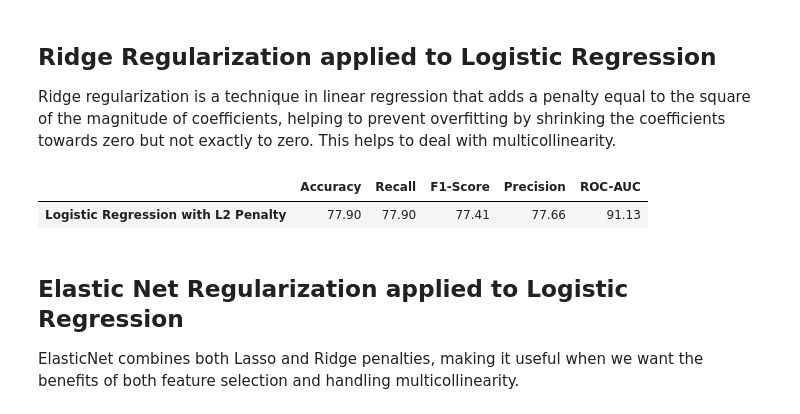
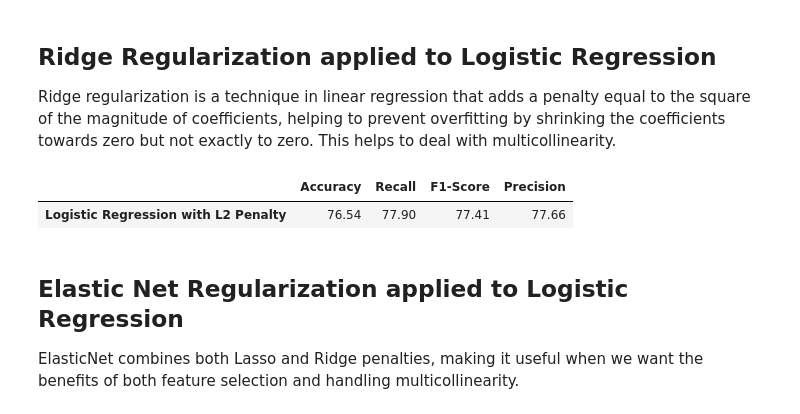
Before and after one commit to jorgemartins1986/APRAU_1050497_1050532, a Jupyter notebook: assignment.ipynb, the cells around one changed output. Drawn from its saved outputs; the diff is of its cells as text; code cells hidden in the pictures.

```diff
--- a/assignment.ipynb
+++ b/assignment.ipynb
@@ -779,32 +789,36 @@ display(results_df.style.format("{:.2f}"))
 
 Ridge regularization is a technique in linear regression that adds a penalty equal to the square of the magnitude of coefficients, helping to prevent overfitting by shrinking the coefficients towards zero but not exactly to zero. This helps to deal with multicollinearity.
 # %%
-# Apply L2 penalty to Logistic Regression
-lr_l2 = LogisticRegression(penalty='l2', solver='liblinear', max_iter=5000, C=10)
-lr_l2.fit(X_train, y_train)
+def apply_l2_penalty_logistic_regression(X_train, y_train, X_test, y_test):
+    # Apply L2 penalty to Logistic Regression
+    lr_l2 = LogisticRegression(penalty='l2', solver='liblinear', max_iter=5000, C=10)
+    lr_l2.fit(X_train, y_train)
 
-# Predictions and evaluation
-y_predicted_lr_l2 = lr_l2.predict(X_test)
-lr_l2_accuracy = accuracy_score(y_test, y_predicted_lr_l2)
-lr_l2_recall = recall_score(y_test, y_predicted_lr_l2, average='weighted')
-lr_l2_f1 = f1_score(y_test, y_predicted_lr_l2, average='weighted')
-lr_l2_precision = precision_score(y_test, y_predicted_lr_l2, average='weighted')
-lr_l2_roc_auc = roc_auc_score(y_test, lr_l2.predict_proba(X_test), multi_class='ovr')
+    # Predictions and evaluation
+    y_predicted_lr_l2 = lr_l2.predict(X_test)
+    lr_l2_accuracy = balanced_accuracy_score(y_test, y_predicted_lr_l2)
+    lr_l2_recall = recall_score(y_test, y_predicted_lr_l2, average='weighted')
+    lr_l2_f1 = f1_score(y_test, y_predicted_lr_l2, average='weighted')
+    lr_l2_precision = precision_score(y_test, y_predicted_lr_l2, average='weighted')
 
-lr_l2_results = {
-    'Accuracy': lr_l2_accuracy * 100,
-    'Recall': lr_l2_recall * 100,
-    'F1-Score': lr_l2_f1 * 100,
-    'Precision': lr_l2_precision * 100,
-    'ROC-AUC': lr_l2_roc_auc * 100
-}
+    lr_l2_results = {
+        'Accuracy': lr_l2_accuracy * 100,
+        'Recall': lr_l2_recall * 100,
+        'F1-Score': lr_l2_f1 * 100,
+        'Precision': lr_l2_precision * 100
+    }
+
+    return lr_l2, lr_l2_results
+
+# Apply the function
+lr_l2, lr_l2_results = apply_l2_penalty_logistic_regression(X_train, y_train, X_test, y_test)
 
 # Display results
 results_df = pd.DataFrame(lr_l2_results, index=['Logistic Regression with L2 Penalty'])
 display(results_df.style.format("{:.2f}"))
 # %% [output]
-|  | Accuracy | Recall | F1-Score | Precision | ROC-AUC |
-| Logistic Regression with L2 Penalty | 77.90 | 77.90 | 77.41 | 77.66 | 91.13 |
+|  | Accuracy | Recall | F1-Score | Precision |
+| Logistic Regression with L2 Penalty | 76.54 | 77.90 | 77.41 | 77.66 |
 # %% [markdown]
 ## Elastic Net Regularization applied to Logistic Regression
 
```
Also changed, not shown: parts of 47 cells of this notebook.
